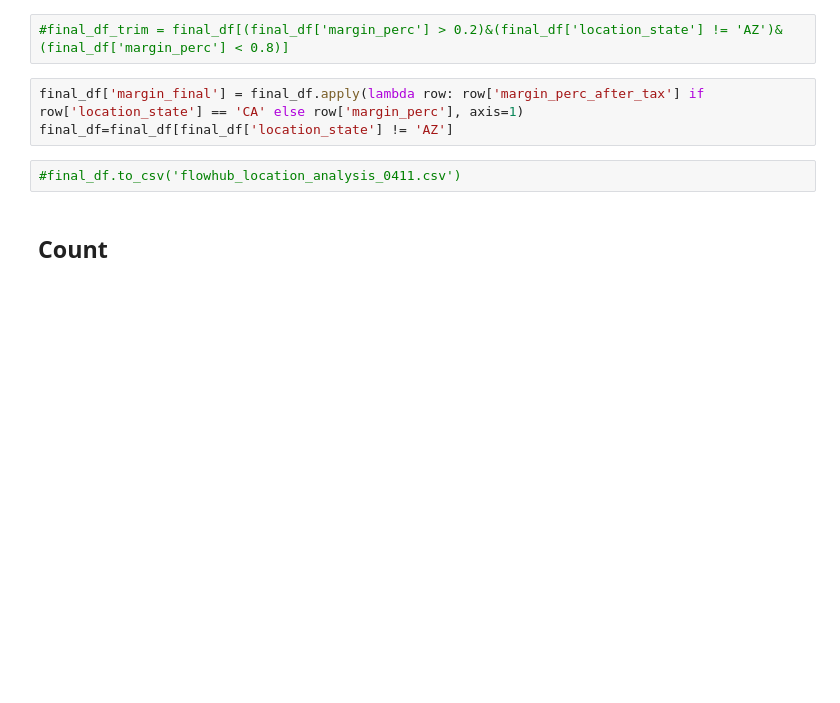
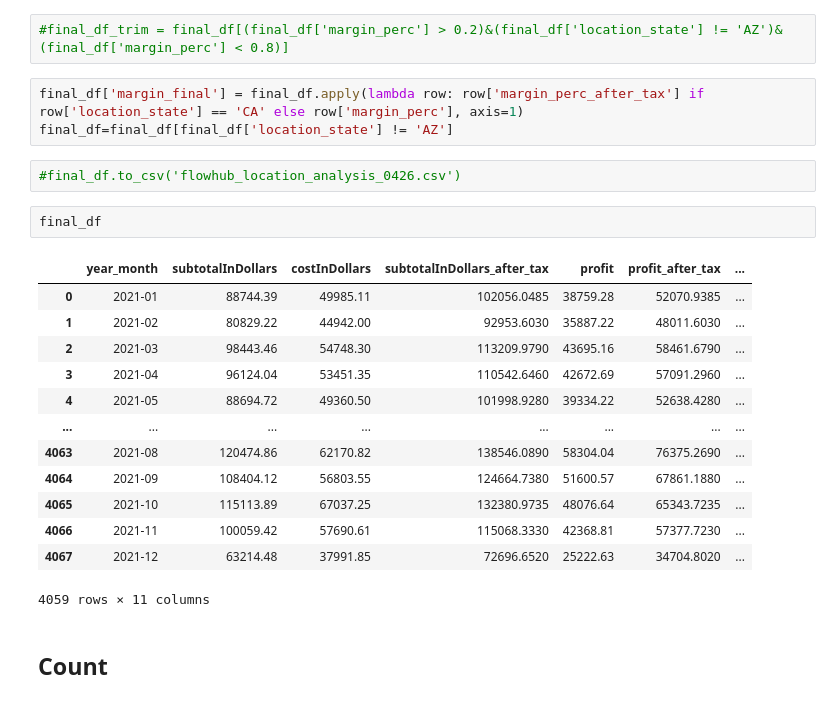
Before and after one commit to warrenshen/platform, a Jupyter notebook: services/api-server/notebooks/analysis/experiment_flowhub_data-0411.ipynb, the cells around one changed output. Saved outputs shown, nothing was run; the diff lists cells and outputs as text; blank space fills up the shorter version.

Commit message:
commit FH python analysis notebook (#2450)
Co-authored-by: victoria <>

```diff
--- a/services/api-server/notebooks/analysis/experiment_flowhub_data-0411.ipynb
+++ b/services/api-server/notebooks/analysis/experiment_flowhub_data-0411.ipynb
@@ -667,7 +629,23 @@ final_df
 final_df['margin_final'] = final_df.apply(lambda row: row['margin_perc_after_tax'] if row['location_state'] == 'CA' else row['margin_perc'], axis=1)
 final_df=final_df[final_df['location_state'] != 'AZ']
 # %%
-#final_df.to_csv('flowhub_location_analysis_0411.csv')
+#final_df.to_csv('flowhub_location_analysis_0426.csv')
+# %%
+final_df
+# %% [output]
+|  | year_month | subtotalInDollars | costInDollars | subtotalInDollars_after_tax | profit | profit_after_tax | ... |
+| 0 | 2021-01 | 88744.39 | 49985.11 | 102056.0485 | 38759.28 | 52070.9385 | ... |
+| 1 | 2021-02 | 80829.22 | 44942.00 | 92953.6030 | 35887.22 | 48011.6030 | ... |
+| 2 | 2021-03 | 98443.46 | 54748.30 | 113209.9790 | 43695.16 | 58461.6790 | ... |
+| 3 | 2021-04 | 96124.04 | 53451.35 | 110542.6460 | 42672.69 | 57091.2960 | ... |
+| 4 | 2021-05 | 88694.72 | 49360.50 | 101998.9280 | 39334.22 | 52638.4280 | ... |
+| ... | ... | ... | ... | ... | ... | ... | ... |
+| 4063 | 2021-08 | 120474.86 | 62170.82 | 138546.0890 | 58304.04 | 76375.2690 | ... |
+| 4064 | 2021-09 | 108404.12 | 56803.55 | 124664.7380 | 51600.57 | 67861.1880 | ... |
+| 4065 | 2021-10 | 115113.89 | 67037.25 | 132380.9735 | 48076.64 | 65343.7235 | ... |
+| 4066 | 2021-11 | 100059.42 | 57690.61 | 115068.3330 | 42368.81 | 57377.7230 | ... |
+| 4067 | 2021-12 | 63214.48 | 37991.85 | 72696.6520 | 25222.63 | 34704.8020 | ... |
+4059 rows × 11 columns
 # %% [markdown]
 ## Count
 # %%
```
Also changed, not shown: parts of 22 cells of this notebook, 1 other file.
